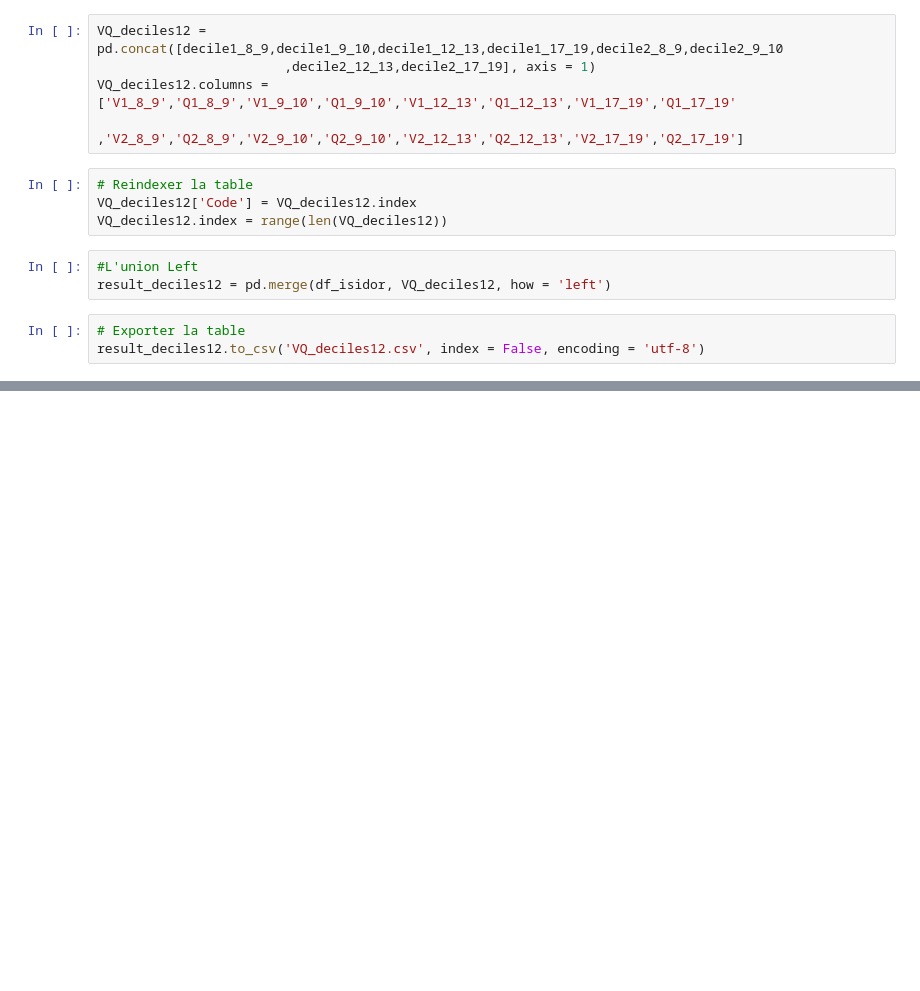
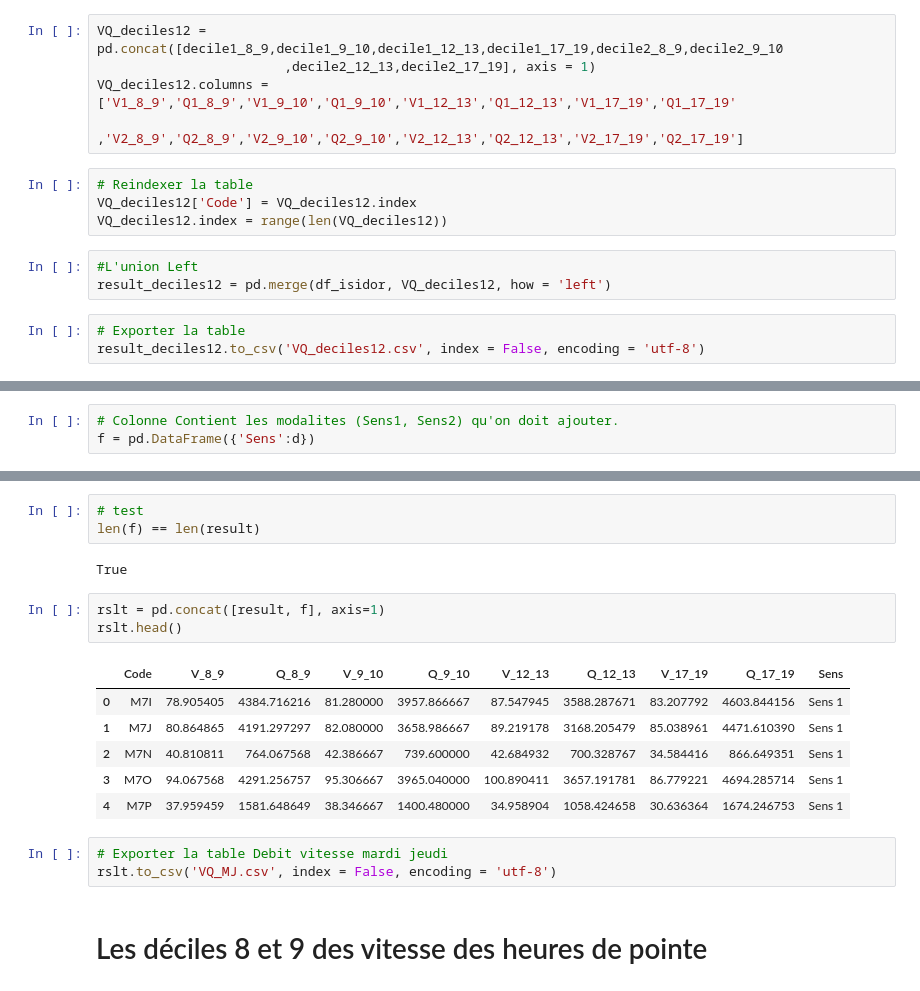
Before and after one commit to Oumayma13/Manipulation-des-donne-es-brute-de-6mn-2016, a Jupyter notebook: Data Mardi et Jeudi sans jours feries.ipynb, the cells around one changed output, grey strips where cells are left out. Cells and saved outputs as stored; diff of their text form; blank space fills up the shorter version.

```diff
--- a/Data Mardi et Jeudi sans jours feries.ipynb
+++ b/Data Mardi et Jeudi sans jours feries.ipynb
@@ -173,0 +146,3 @@ result_deciles12.to_csv('VQ_deciles12.csv', index = False, encoding = 'utf-8')
+# %%
+# Colonne Contient les modalites (Sens1, Sens2) qu'on doit ajouter.
+f = pd.DataFrame({'Sens':d})
@@ -173,0 +167,20 @@ result_deciles12.to_csv('VQ_deciles12.csv', index = False, encoding = 'utf-8')
+# %%
+# test
+len(f) == len(result)
+# %% [output]
+True
+# %%
+rslt = pd.concat([result, f], axis=1)
+rslt.head()
+# %% [output]
+|  | Code | V_8_9 | Q_8_9 | V_9_10 | Q_9_10 | V_12_13 | Q_12_13 | V_17_19 | Q_17_19 | Sens |
+| 0 | M7I | 78.905405 | 4384.716216 | 81.280000 | 3957.866667 | 87.547945 | 3588.287671 | 83.207792 | 4603.844156 | Sens 1 |
+| 1 | M7J | 80.864865 | 4191.297297 | 82.080000 | 3658.986667 | 89.219178 | 3168.205479 | 85.038961 | 4471.610390 | Sens 1 |
+| 2 | M7N | 40.810811 | 764.067568 | 42.386667 | 739.600000 | 42.684932 | 700.328767 | 34.584416 | 866.649351 | Sens 1 |
+| 3 | M7O | 94.067568 | 4291.256757 | 95.306667 | 3965.040000 | 100.890411 | 3657.191781 | 86.779221 | 4694.285714 | Sens 1 |
+| 4 | M7P | 37.959459 | 1581.648649 | 38.346667 | 1400.480000 | 34.958904 | 1058.424658 | 30.636364 | 1674.246753 | Sens 1 |
+# %%
+# Exporter la table Debit vitesse mardi jeudi
+rslt.to_csv('VQ_MJ.csv', index = False, encoding = 'utf-8')
+# %% [markdown]
+# Les déciles 8 et 9 des vitesse des heures de pointe
```
Also changed, not shown: parts of 22 cells of this notebook.
